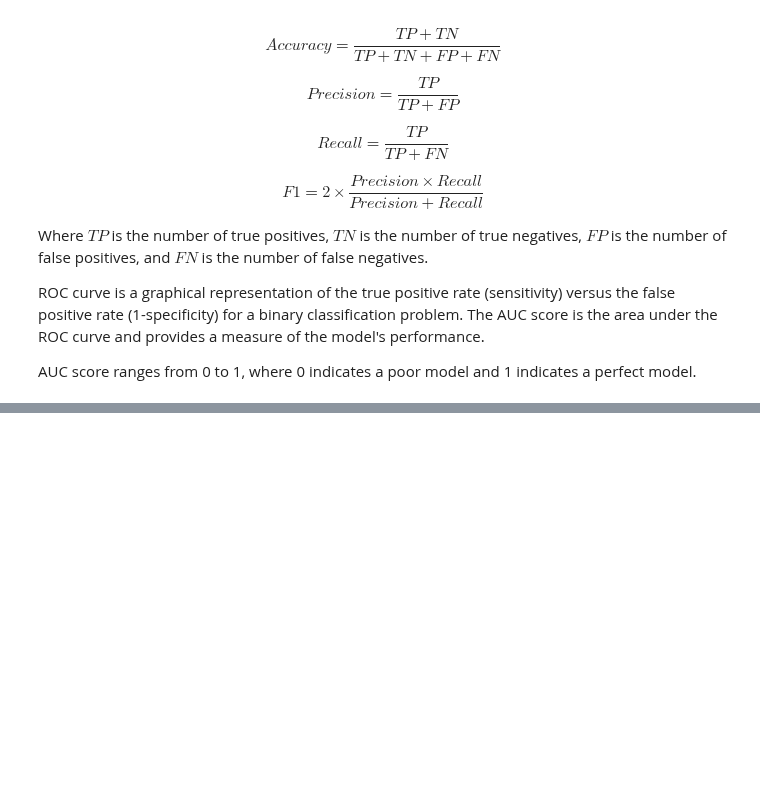
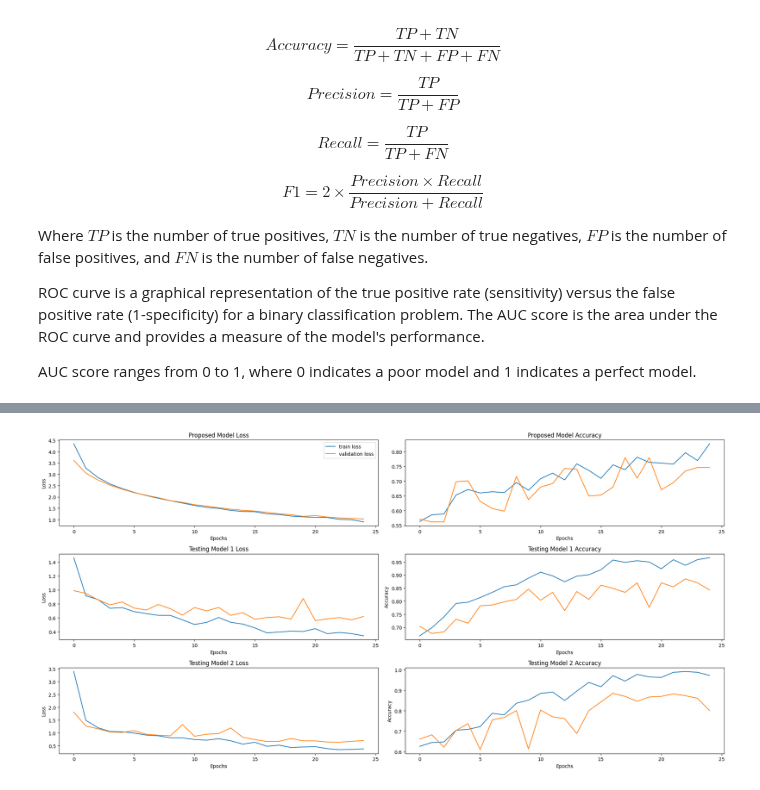
Before and after one commit to Shahriar-0/Neural-Networks-and-Deep-Learning-Course-Projects-S2024, a Jupyter notebook: HW2-ConvolutionalNeuralNetworks/src/AlzheimerClassifier.ipynb, the cells around one changed output, grey strips where cells are left out. Saved outputs shown, nothing was run; the diff lists cells and outputs as text; code cells hidden in the pictures; blank space fills up the shorter version.

```diff
--- a/HW2-ConvolutionalNeuralNetworks/src/AlzheimerClassifier.ipynb
+++ b/HW2-ConvolutionalNeuralNetworks/src/AlzheimerClassifier.ipynb
@@ -938,3 +465,0 @@ dataset.split_train_test_validation(split_size=.5, validation=True)
-# %%
-proposed_model.model.compile(optimizer=Adam(learning_rate=.1), loss=categorical_crossentropy, metrics=["accuracy"])
-proposed_model_cnn.train(dataset.train_gen, dataset.val_gen, epochs=5)
@@ -1105,0 +492,8 @@ proposed_model_without_glorot_uniform_cnn.analyze(dataset.test_data, dataset.tes
+# %%
+history_testing_model_1 = testing_model_1.fit(
+    train_datagen_2_10_th,
+    epochs=25,
+    steps_per_epoch=50,
+    batch_size=16,
+    validation_data=test_datagen_2_th,
+)
@@ -1105,0 +518,8 @@ proposed_model_without_glorot_uniform_cnn.analyze(dataset.test_data, dataset.tes
+# %%
+history_testing_model_2 = testing_model_2.fit(
+    train_datagen_2_10_th,
+    epochs=25,
+    steps_per_epoch=50,
+    batch_size=16,
+    validation_data=test_datagen_2_th,
+)
@@ -1105,0 +544,49 @@ proposed_model_without_glorot_uniform_cnn.analyze(dataset.test_data, dataset.tes
+# %%
+
+plt.figure(figsize=(20, 10))
+plt.subplot(3, 2, 1)
+plt.plot(history_proposed_model.history["loss"], label="train loss")
+plt.plot(history_proposed_model.history["val_loss"], label="validation loss")
+plt.title("Proposed Model Loss")
+plt.xlabel("Epochs")
+plt.ylabel("Loss")
+plt.legend()
+
+plt.subplot(3, 2, 2)
+plt.plot(history_proposed_model.history["accuracy"], label="train accuracy")
+plt.plot(history_proposed_model.history["val_accuracy"], label="validation accuracy")
+plt.title("Proposed Model Accuracy")
+plt.xlabel("Epochs")
+
+plt.subplot(3, 2, 3)
+plt.plot(history_testing_model_1.history["loss"], label="train loss")
+plt.plot(history_testing_model_1.history["val_loss"], label="validation loss")
+plt.title("Testing Model 1 Loss")
+plt.xlabel("Epochs")
+plt.ylabel("Loss")
+
+plt.subplot(3, 2, 4)
+plt.plot(history_testing_model_1.history["accuracy"], label="train accuracy")
+plt.plot(history_testing_model_1.history["val_accuracy"], label="validation accuracy")
+plt.title("Testing Model 1 Accuracy")
+plt.xlabel("Epochs")
+plt.ylabel("Accuracy")
+
+plt.subplot(3, 2, 5)
+plt.plot(history_testing_model_2.history["loss"], label="train loss")
+plt.plot(history_testing_model_2.history["val_loss"], label="validation loss")
+plt.title("Testing Model 2 Loss")
+plt.xlabel("Epochs")
+plt.ylabel("Loss")
+
+plt.subplot(3, 2, 6)
+plt.plot(history_testing_model_2.history["accuracy"], label="train accuracy")
+plt.plot(history_testing_model_2.history["val_accuracy"], label="validation accuracy")
+plt.title("Testing Model 2 Accuracy")
+plt.xlabel("Epochs")
+plt.ylabel("Accuracy")
+
+plt.tight_layout()
+plt.show()
+# %% [output]
+[figure, added]
```
Also changed, not shown: parts of 72 cells of this notebook.
